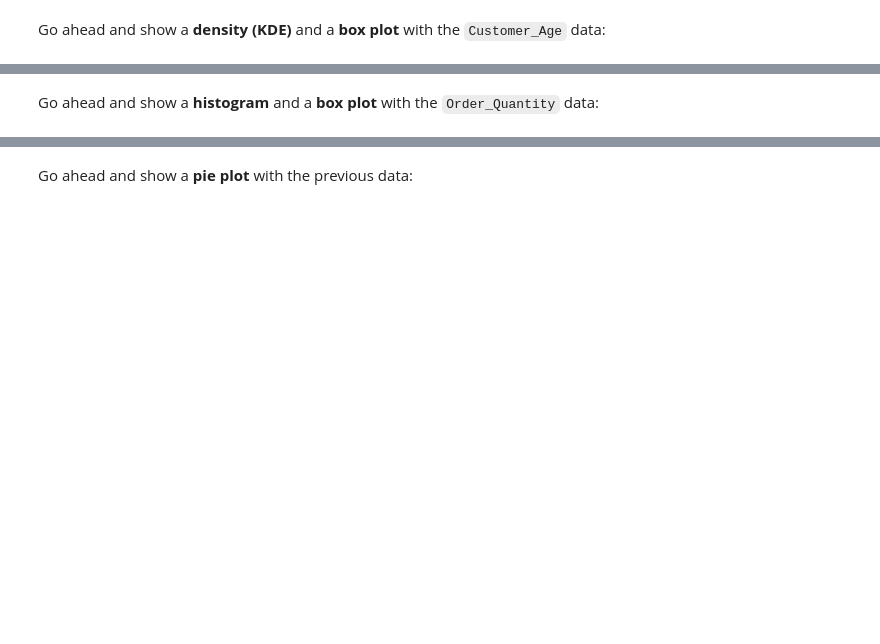
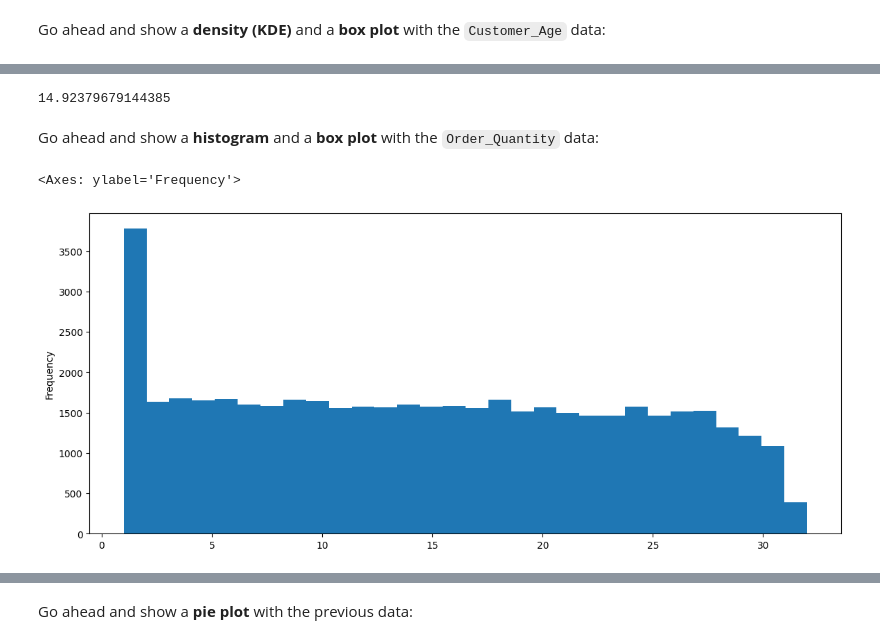
Before and after one commit to mi3ou/Data-Analysis, a Jupyter notebook: Exercises_1.ipynb, the cells around one changed output, grey strips where cells are left out. Saved outputs shown, nothing was run; the diff lists cells and outputs as text; code cells hidden in the pictures; blank space fills up the shorter version.

```diff
--- a/Exercises_1.ipynb
+++ b/Exercises_1.ipynb
@@ -49,12 +68,19 @@ sales['Customer_Age'].plot(kind='box', vert=False, figsize=(14,6))
 ### What's the mean of `Order_Quantity`?
 # %%
 # your code goes here
+sales['Order_Quantity'].mean()
+# %% [output]
+14.92379679144385
 # %%
 sales['Order_Quantity'].mean()
 # %% [markdown]
 Go ahead and show a <b>histogram</b> and a <b>box plot</b> with the `Order_Quantity` data:
 # %%
 # your code goes here
+sales.loc[:, 'Order_Quantity'].plot(kind='hist', bins=30, figsize=(14,6))
+# %% [output]
+<Axes: ylabel='Frequency'>
+[figure, added]
 # %%
 sales['Order_Quantity'].plot(kind='hist', bins=30, figsize=(14,6))
 # %%
```
Also changed, not shown: parts of 7 cells of this notebook.
